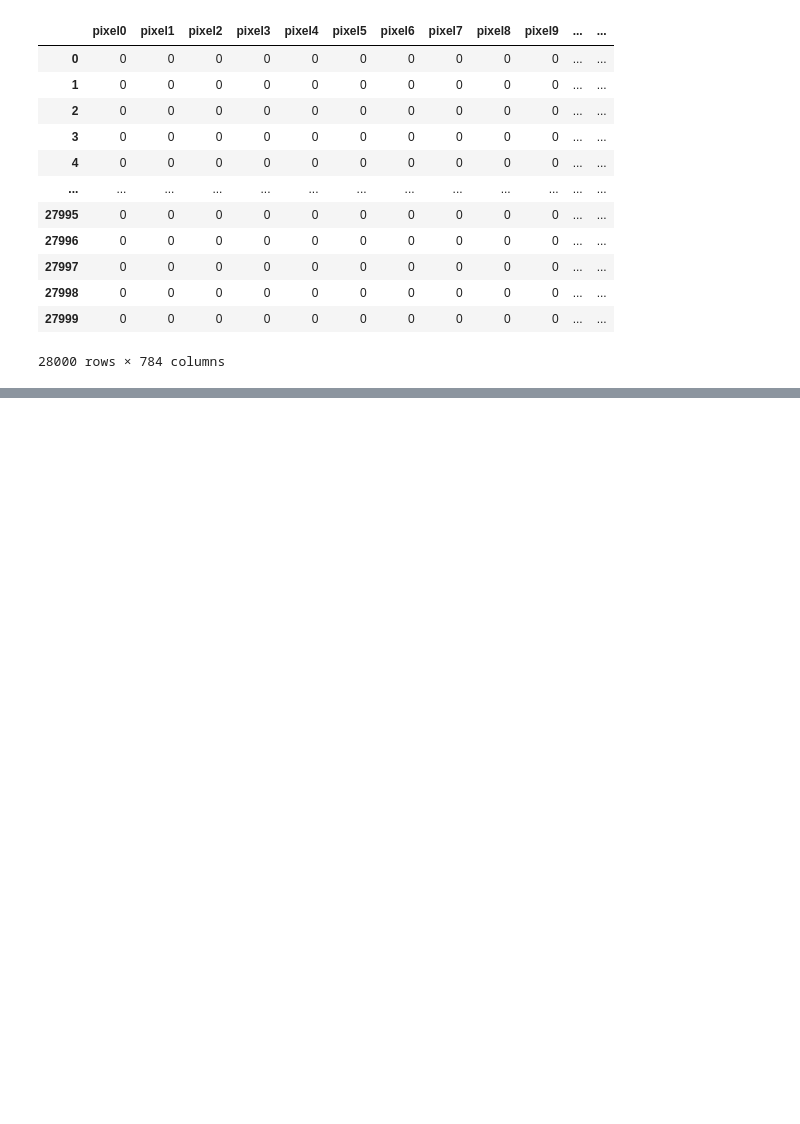
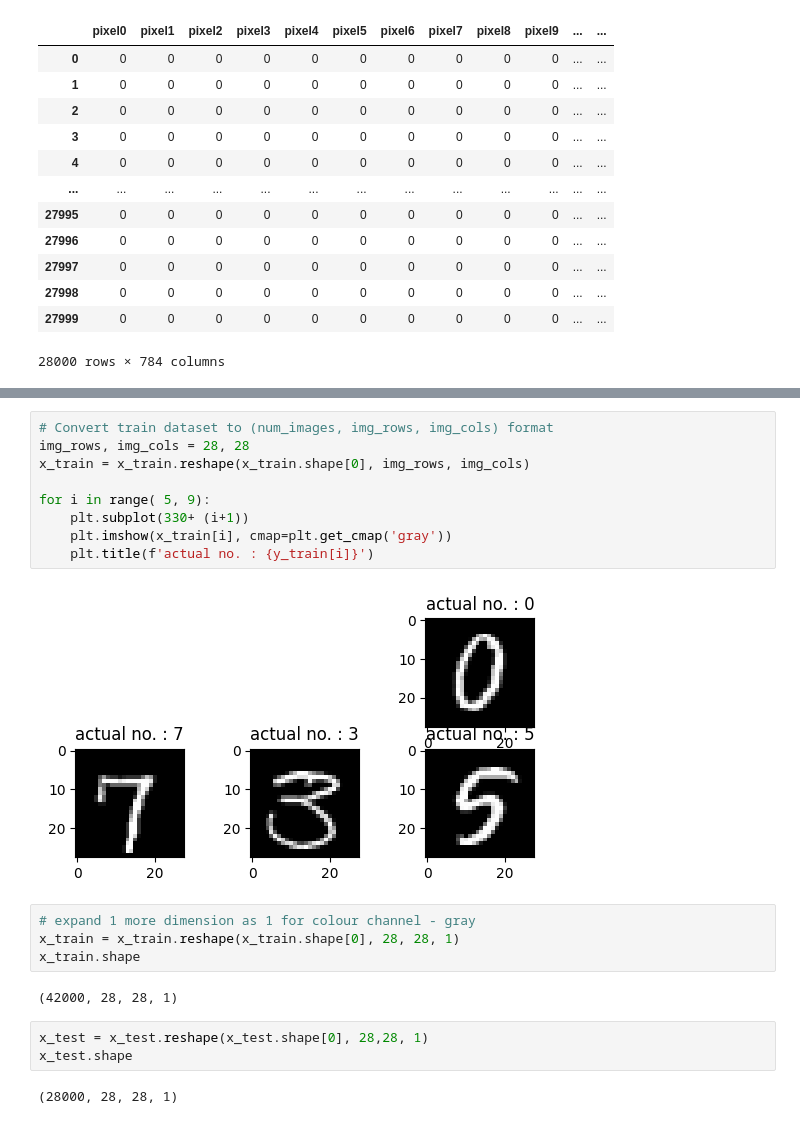
Before and after one commit to indhra/Digit_Recongnizer_MNIST, a Jupyter notebook: Digits_Recognizer_MNIST.ipynb, the cells around one changed output, grey strips where cells are left out. Saved outputs shown, nothing was run; the diff lists cells and outputs as text; blank space fills up the shorter version.

```diff
--- a/Digits_Recognizer_MNIST.ipynb
+++ b/Digits_Recognizer_MNIST.ipynb
@@ -49,0 +116,22 @@ orig_test_df
+# %%
+# Convert train dataset to (num_images, img_rows, img_cols) format
+img_rows, img_cols = 28, 28
+x_train = x_train.reshape(x_train.shape[0], img_rows, img_cols)
+
+for i in range( 5, 9):
+    plt.subplot(330+ (i+1))
+    plt.imshow(x_train[i], cmap=plt.get_cmap('gray'))
+    plt.title(f'actual no. : {y_train[i]}')
+# %% [output]
+[figure, added]
+# %%
+# expand 1 more dimension as 1 for colour channel - gray
+x_train = x_train.reshape(x_train.shape[0], 28, 28, 1)
+x_train.shape
+# %% [output]
+(42000, 28, 28, 1)
+# %%
+x_test = x_test.reshape(x_test.shape[0], 28,28, 1)
+x_test.shape
+# %% [output]
+(28000, 28, 28, 1)
```
Also changed, not shown: parts of 57 cells of this notebook, 3 other files.
